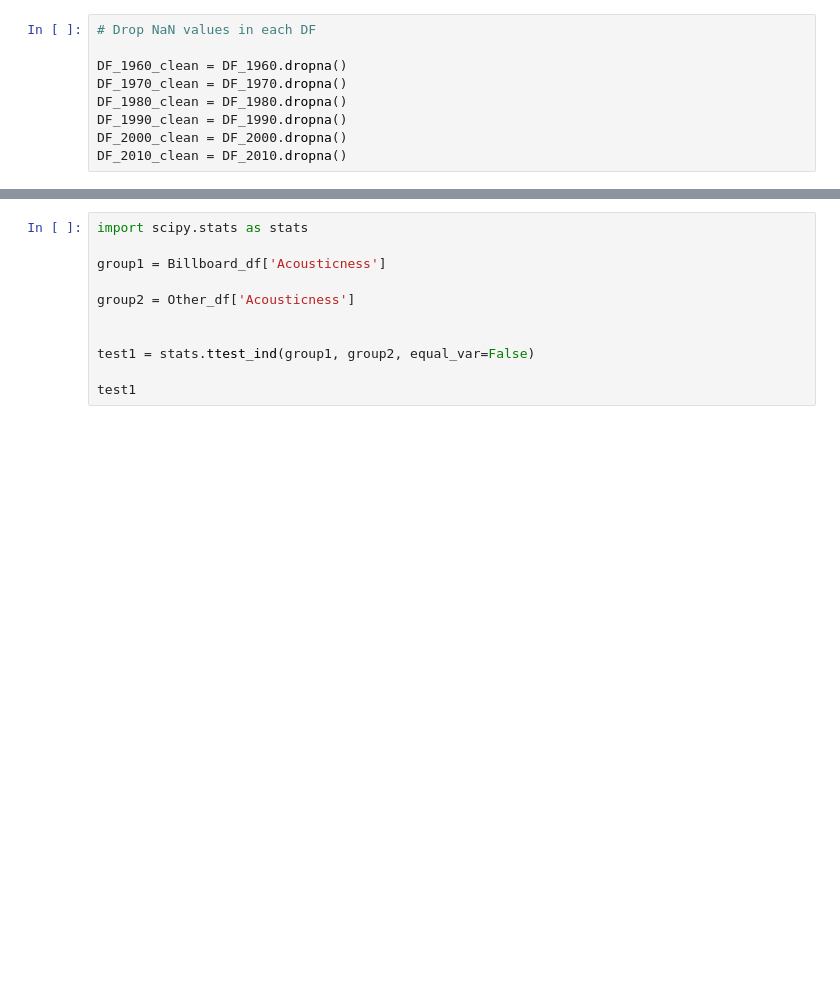
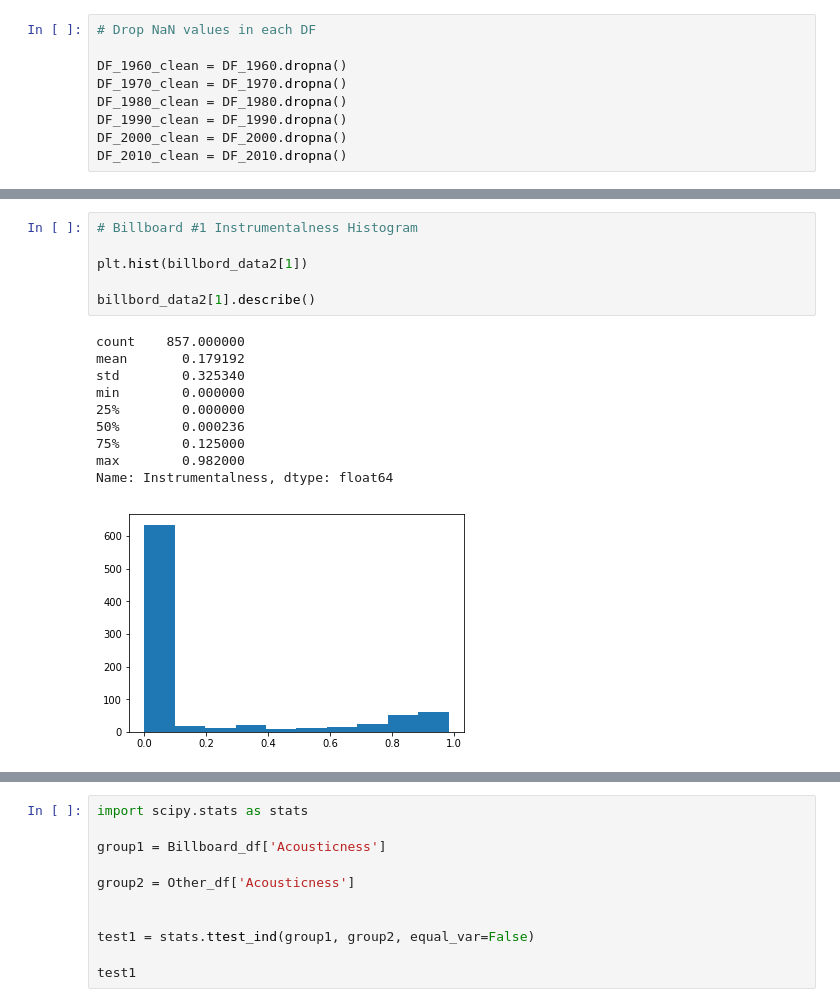
Before and after one commit to wwenash/New_improved_repo, a Jupyter notebook: SongMetrics_Presentation/iPythonScripts/Song_Metric_Graphs.ipynb, the cells around one changed output, grey strips where cells are left out. Saved outputs shown, nothing was run; the diff lists cells and outputs as text; blank space fills up the shorter version.

```diff
--- a/SongMetrics_Presentation/iPythonScripts/Song_Metric_Graphs.ipynb
+++ b/SongMetrics_Presentation/iPythonScripts/Song_Metric_Graphs.ipynb
@@ -577,0 +141,17 @@ plt.savefig('Resources/Images/Billboard_1_vs_non1_bar.png')
+# %%
+# Billboard #1 Instrumentalness Histogram
+
+plt.hist(billbord_data2[1])
+
+billbord_data2[1].describe()
+# %% [output]
+count    857.000000
+mean       0.179192
+std        0.325340
+min        0.000000
+25%        0.000000
+50%        0.000236
+75%        0.125000
+max        0.982000
+Name: Instrumentalness, dtype: float64
+[figure, added]
```
Also changed, not shown: parts of 40 cells of this notebook, 6 other files.
